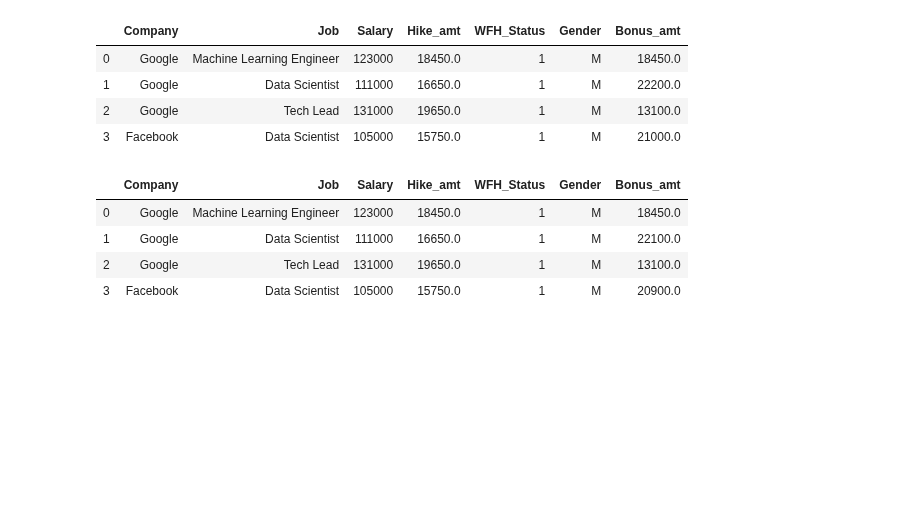
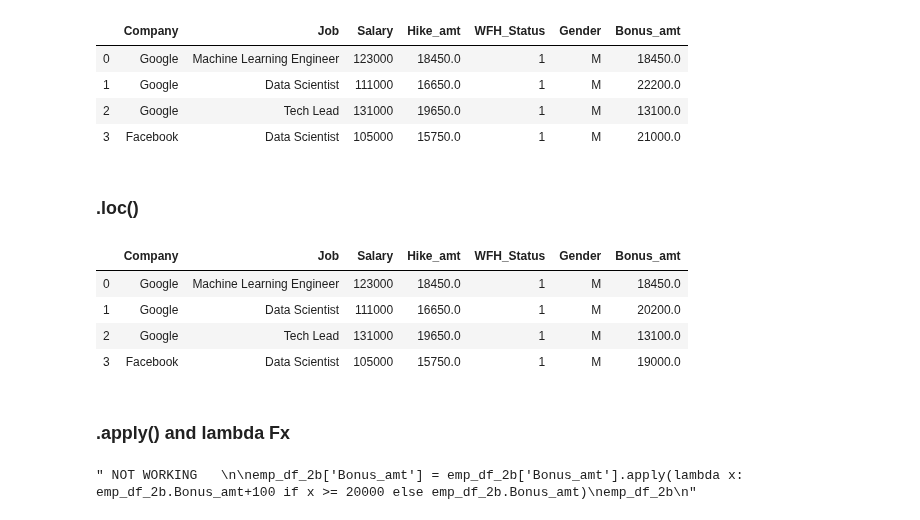
Before and after one commit to AbhishekKumar-0311/Machine-Learning-with-Python, a Jupyter notebook: Pandas/Learning_Pandas_Part_1.ipynb, the cells around one changed output. Drawn from its saved outputs; the diff is of its cells as text; code cells hidden in the pictures; blank space fills up the shorter version.

```diff
--- a/Pandas/Learning_Pandas_Part_1.ipynb
+++ b/Pandas/Learning_Pandas_Part_1.ipynb
@@ -258,14 +267,26 @@ emp_df_2b
 | 1 | Google | Data Scientist | 111000 | 16650.0 | 1 | M | 22200.0 |
 | 2 | Google | Tech Lead | 131000 | 19650.0 | 1 | M | 13100.0 |
 | 3 | Facebook | Data Scientist | 105000 | 15750.0 | 1 | M | 21000.0 |
+# %% [markdown]
+### .loc()
 # %%
-# Updating the column on which the condition is based
+# Updating the column Bonus_amt on which the condition is based
 
-emp_df_2b.loc[emp_df_2b.Bonus_amt >= 20000, 'Bonus_amt'] = emp_df_2b.Bonus_amt-100
+emp_df_2b.loc[emp_df_2b.Bonus_amt >= 20000, 'Bonus_amt'] = emp_df_2b.Bonus_amt-2000
 emp_df_2b
 # %% [output]
 |  | Company | Job | Salary | Hike_amt | WFH_Status | Gender | Bonus_amt |
 | 0 | Google | Machine Learning Engineer | 123000 | 18450.0 | 1 | M | 18450.0 |
-| 1 | Google | Data Scientist | 111000 | 16650.0 | 1 | M | 22100.0 |
+| 1 | Google | Data Scientist | 111000 | 16650.0 | 1 | M | 20200.0 |
 | 2 | Google | Tech Lead | 131000 | 19650.0 | 1 | M | 13100.0 |
-| 3 | Facebook | Data Scientist | 105000 | 15750.0 | 1 | M | 20900.0 |
+| 3 | Facebook | Data Scientist | 105000 | 15750.0 | 1 | M | 19000.0 |
+# %% [markdown]
+### .apply() and lambda Fx
+# %%
+''' NOT WORKING
+
+emp_df_2b['Bonus_amt'] = emp_df_2b['Bonus_amt'].apply(lambda x: emp_df_2b.Bonus_amt+100 if x >= 20000 else emp_df_2b.Bonus_amt)
+emp_df_2b
+'''
+# %% [output]
+" NOT WORKING   \n\nemp_df_2b['Bonus_amt'] = emp_df_2b['Bonus_amt'].apply(lambda x: emp_df_2b.Bonus_amt+100 if x >= 20000 else emp_df_2b.Bonus_amt)\nemp_df_2b\n"
```
Also changed, not shown: parts of 12 cells of this notebook.
